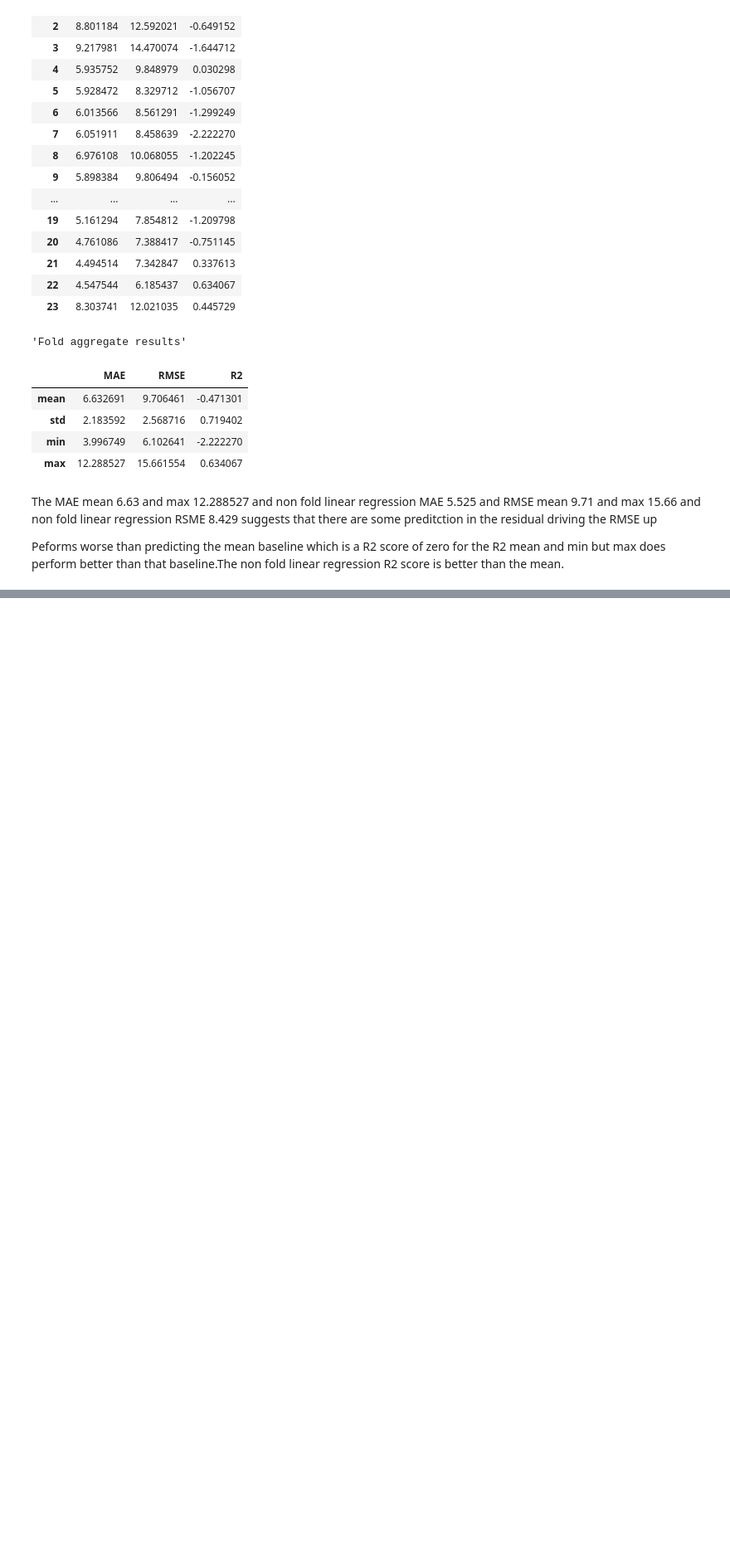
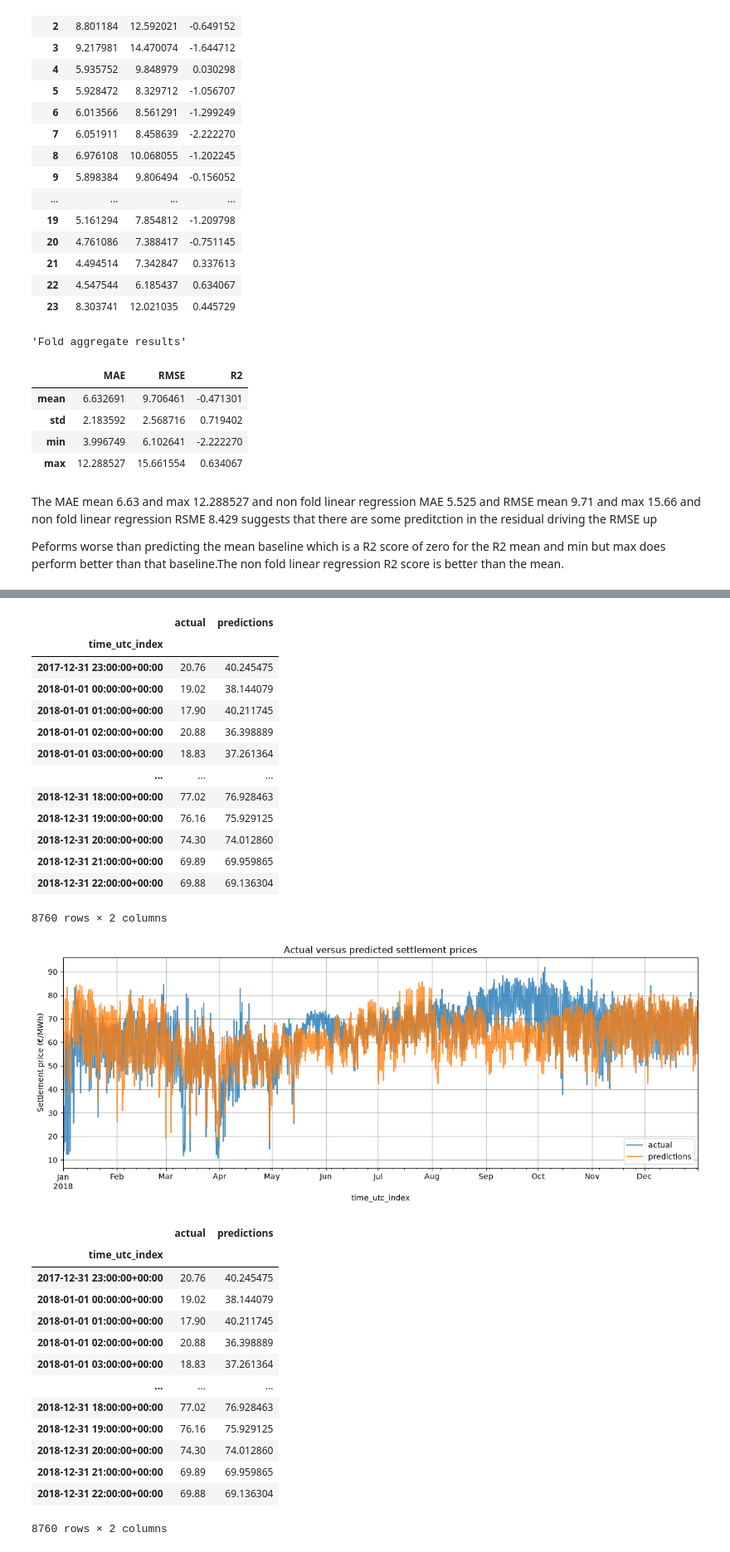
Before and after one commit to LeoFJoyce/using_machine_learning_for_forecasting_settlement_energy_prices, a Jupyter notebook: main.ipynb, the cells around one changed output, grey strips where cells are left out. Shown at 83% size. Drawn from its saved outputs; the diff is of its cells as text; code cells hidden in the pictures; blank space fills up the shorter version.

```diff
--- a/main.ipynb
+++ b/main.ipynb
@@ -391,0 +504,4 @@ Peforms worse than predicting the mean baseline which is a R2 score of zero  for
+# %%
+pipeline_rf_to_tune = clone(random_forest_pipeline)
+pipeline_rf_to_tune.set_params(randomforestregressor__n_jobs=1)
+print("")
@@ -391,0 +598,21 @@ Peforms worse than predicting the mean baseline which is a R2 score of zero  for
+# %%
+def grid_search_rf(search_params):
+    search_rf_params=GridSearchCV(estimator=pipeline_rf_to_tune,
+                                  param_grid=search_params,
+                                  cv=time_series_cv_splitter,
+                                  scoring={
+                                      "mae": "neg_mean_absolute_error",
+                                      "rmse": "neg_root_mean_squared_error",
+                                       "r2": "r2",
+                                  },
+                                  refit="rmse",
+
+                                  n_jobs=-1,
+                                  verbose=2,
+                                      )
+    search_rf_params.fit(features_train, target_train)
+
+    print("Best Parameters:",search_rf_params.best_params_)
+    print(f"RMSE:€ {-search_rf_params.best_score_:.3f} MWh")
+    display_random_forest_fine_tuning_results(search_rf_params,5);
+    return search_rf_params
@@ -391,0 +656,8 @@ Peforms worse than predicting the mean baseline which is a R2 score of zero  for
+# %%
+grid_search_rf_3={"randomforestregressor__n_estimators": [100],
+                  "randomforestregressor__max_depth": [12, 16, 20,25,None],
+                  "randomforestregressor__min_samples_leaf": [5,7,10,12],
+                  "randomforestregressor__max_features": [0.3,0.4, 0.5,0.6]}
+
+result_of_grid_search_3=grid_search_rf(grid_search_rf_3)
+best_rf_pipeline = result_of_grid_search_3.best_estimator_
@@ -391,0 +684,34 @@ Peforms worse than predicting the mean baseline which is a R2 score of zero  for
+# %%
+rf_test_prediction=best_rf_pipeline.predict(features_test)
+# %%
+actual_vs_predictions_results(target_test,rf_test_prediction)
+# %% [output]
+|  | actual | predictions |
+| time_utc_index |  |  |
+| 2017-12-31 23:00:00+00:00 | 20.76 | 40.245475 |
+| 2018-01-01 00:00:00+00:00 | 19.02 | 38.144079 |
+| 2018-01-01 01:00:00+00:00 | 17.90 | 40.211745 |
+| 2018-01-01 02:00:00+00:00 | 20.88 | 36.398889 |
+| 2018-01-01 03:00:00+00:00 | 18.83 | 37.261364 |
+| ... | ... | ... |
+| 2018-12-31 18:00:00+00:00 | 77.02 | 76.928463 |
+| 2018-12-31 19:00:00+00:00 | 76.16 | 75.929125 |
+| 2018-12-31 20:00:00+00:00 | 74.30 | 74.012860 |
+| 2018-12-31 21:00:00+00:00 | 69.89 | 69.959865 |
+| 2018-12-31 22:00:00+00:00 | 69.88 | 69.136304 |
+8760 rows × 2 columns
+[figure, added]
+|  | actual | predictions |
+| time_utc_index |  |  |
+| 2017-12-31 23:00:00+00:00 | 20.76 | 40.245475 |
+| 2018-01-01 00:00:00+00:00 | 19.02 | 38.144079 |
+| 2018-01-01 01:00:00+00:00 | 17.90 | 40.211745 |
+| 2018-01-01 02:00:00+00:00 | 20.88 | 36.398889 |
+| 2018-01-01 03:00:00+00:00 | 18.83 | 37.261364 |
+| ... | ... | ... |
+| 2018-12-31 18:00:00+00:00 | 77.02 | 76.928463 |
+| 2018-12-31 19:00:00+00:00 | 76.16 | 75.929125 |
+| 2018-12-31 20:00:00+00:00 | 74.30 | 74.012860 |
+| 2018-12-31 21:00:00+00:00 | 69.89 | 69.959865 |
+| 2018-12-31 22:00:00+00:00 | 69.88 | 69.136304 |
+8760 rows × 2 columns
```
Also changed, not shown: parts of 31 cells of this notebook, 3 other files.
